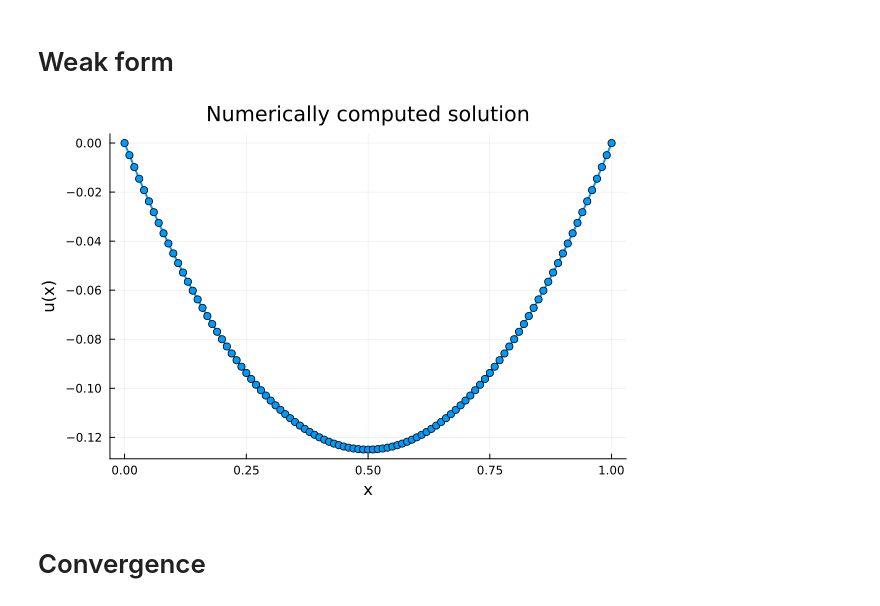
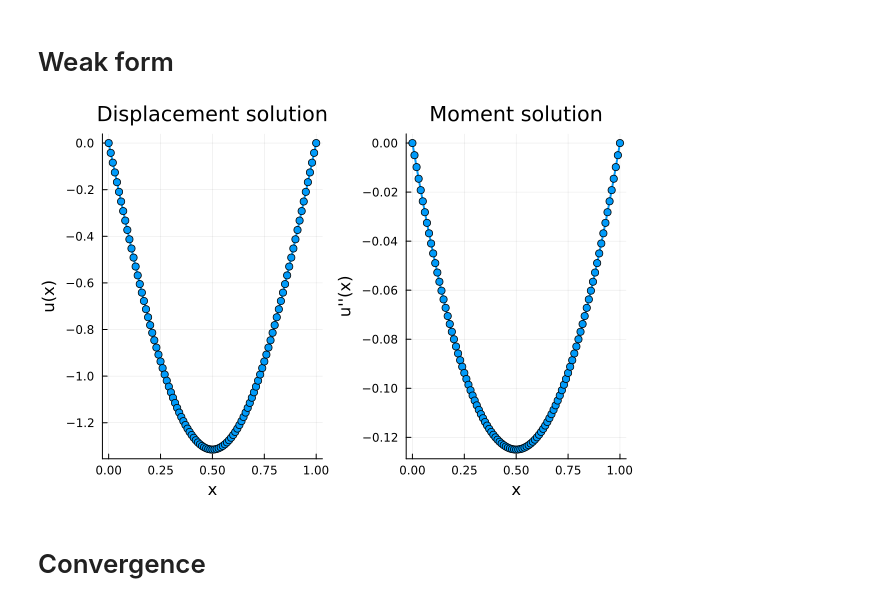
Before and after one commit to Dr4k3z/Athens-FEM, a Jupyter notebook: Day_4.ipynb, the cells around one changed output. Cells and saved outputs as stored; diff of their text form; code cells hidden in the pictures.

```diff
--- a/Day_4.ipynb
+++ b/Day_4.ipynb
@@ -62,7 +60,7 @@ function weak_form(x, nelements, nnodes)
     #fsource(x) = 12*(x-0.5)^2
 
     # Case 3
-    fsource(x) = -1
+    fsource(x) = 1
 
     #..Initialize local and global matrix and right-hand side value
     floc = zeros(Float64,2, 1)
@@ -74,7 +72,7 @@ function weak_form(x, nelements, nnodes)
     for i=1:nelements
 
       xl, xr = points[i,:][1]
-      floc = (xr-xl)/2 * [fsource(xl), fsource(xr)]
+      floc = -(xr-xl)/2 * [fsource(xl), fsource(xr)]
       Aloc = (1/(xr-xl))*[1 -1; -1 1]
 
       for j=1:2
@@ -82,38 +80,53 @@ function weak_form(x, nelements, nnodes)
         for k =1:2
           A[edges[i][j], edges[i][k]] += Aloc[j,k]
         end
       end
 
     end
 
     #..handle the boundary conditions in the matrix and right-hand side vector
 
     # Case 1
     #A[1,1] = 1;     A[1,2] = 0;        f[1]   = 1/2
     #A[end,end-1]=0; A[end,end] = 1;    f[end] = 1/2
 
     # Case 2
     #A[1,1] = 1;     A[1,2] = 0;        f[1]   = 1/16
     #A[end,end-1]=0; A[end,end] = 1;    f[end] = 1/16
 
     # Case 2
     A[1,1] = 1;     A[1,2] = 0;        f[1]   = 0
     A[end,end-1]=0; A[end,end] = 1;    f[end] = 0
 
+    I = UniformScaling(nnodes);
+    nul = 0*I;
+    B = [A -I*h; nul A];
+    ff = [0*f; f];
+
     #..solve the linear system
-    u = A \ f
-    return u
+    uv = B \ ff
+    return uv
 end
 
 
-u = weak_form(x, nelements, nnodes)
+uv = weak_form(x, nelements, nnodes)
+u = uv[1:nnodes]
+v = uv[nnodes+1:end]
+
 #..plot the solution
 p1=plot(x,u,shape=:circle,lw=2,legend=false)
 xlabel!("x")
 ylabel!("u(x)")
-title!("Numerically computed solution")
+title!("Displacement solution")
+
+p2=plot(x,v,shape=:circle,lw=2,legend=false)
+xlabel!("x")
+ylabel!("u''(x)")
+title!("Moment solution")
+
+plot(p1,p2,layout=(1,2))
 # %% [output]
-[figure, old version]
+[figure, new version]
 # %% [markdown]
 # Convergence
 # %%
```
Also changed, not shown: parts of 4 cells of this notebook.
